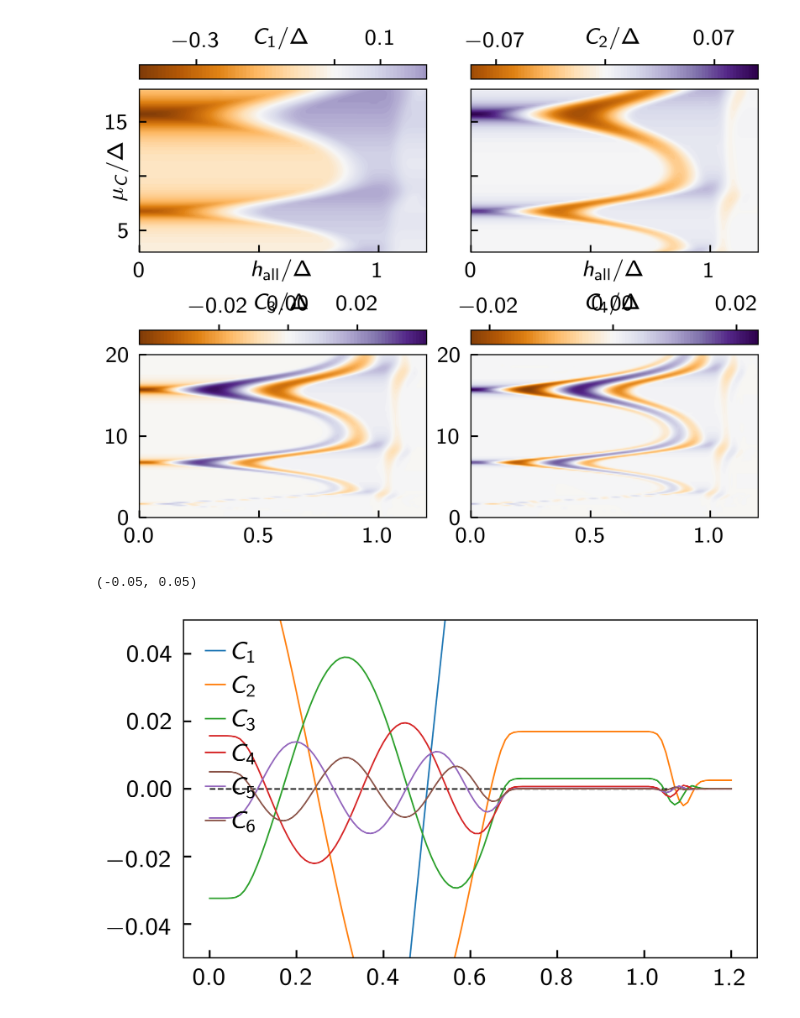
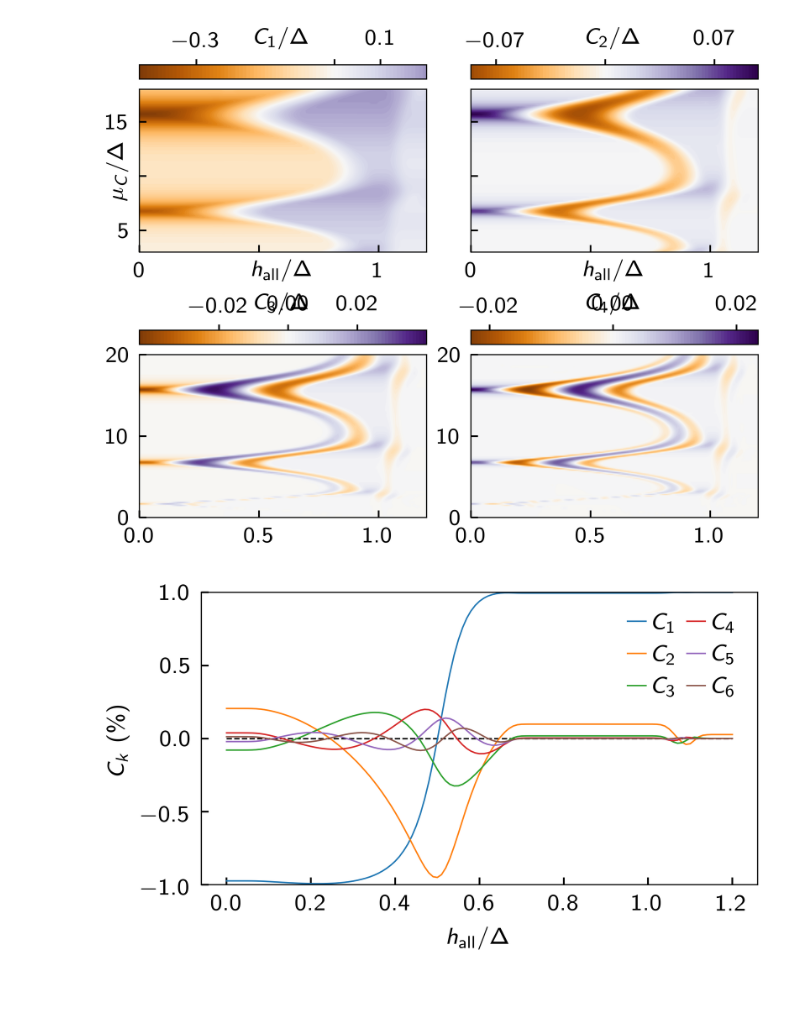
Before and after one commit to maiani/fhj_cpr, a Jupyter notebook: paper_figures/Fig2-3/Fig3.ipynb, the cells around one changed output. Cells and saved outputs as stored; diff of their text form; code cells hidden in the pictures; blank space fills up the shorter version.

```diff
--- a/paper_figures/Fig2-3/Fig3.ipynb
+++ b/paper_figures/Fig2-3/Fig3.ipynb
@@ -551,50 +551,56 @@ fig.tight_layout(pad=0.5)
 # %% [output]
 [figure]
 # %%
+den = Delta_0
+den = np.sqrt(np.sum(cF_k[:, b_coord, 1:]**2, axis=-1))
+
 fig, ax = plt.subplots()
 ax.plot(
     a[:, b_coord] / a_scale,
-    0*cF_k[:, b_coord, 1] / Delta_0,
+    0*cF_k[:, b_coord, 1] / den,
     '--k'
 )
 ax.plot(
     a[:, b_coord] / a_scale,
-    cF_k[:, b_coord, 1] / Delta_0,
+    cF_k[:, b_coord, 1] / den,
     '-',
     label=r'$C_1$'
 )
 ax.plot(
     a[:, b_coord] / a_scale,
-    cF_k[:, b_coord, 2] / Delta_0,
+    cF_k[:, b_coord, 2] / den,
     '-',
     label=r'$C_2$'
 )
 ax.plot(
     a[:, b_coord] / a_scale,
-    cF_k[:, b_coord, 3] / Delta_0,
+    cF_k[:, b_coord, 3] / den,
     '-',
     label=r'$C_3$'
 )
 ax.plot(
     a[:, b_coord] / a_scale,
-    cF_k[:, b_coord, 4] / Delta_0,
+    cF_k[:, b_coord, 4] / den,
     '-',
     label=r'$C_4$'
 )
 ax.plot(
     a[:, b_coord] / a_scale,
-    cF_k[:, b_coord, 5] / Delta_0,
+    cF_k[:, b_coord, 5] / den,
     '-',
     label=r'$C_5$'
 )
 ax.plot(
     a[:, b_coord] / a_scale,
-    cF_k[:, b_coord, 6] / Delta_0,
+    cF_k[:, b_coord, 6] / den,
     '-',
     label=r'$C_6$'
 )
-ax.legend()
-ax.set_ylim(-0.05, 0.05)
+ax.legend(ncol=2)
+ax.set_ylim(-1, 1)
+ax.set_ylabel(r"$C_k$ (\%)")
+ax.set_xlabel(a_label)
+
+fig.tight_layout()
 # %% [output]
-(-0.05, 0.05)
-[figure, old version]
+[figure, new version]
```
Also changed, not shown: parts of 2 cells of this notebook, 26 other files.
